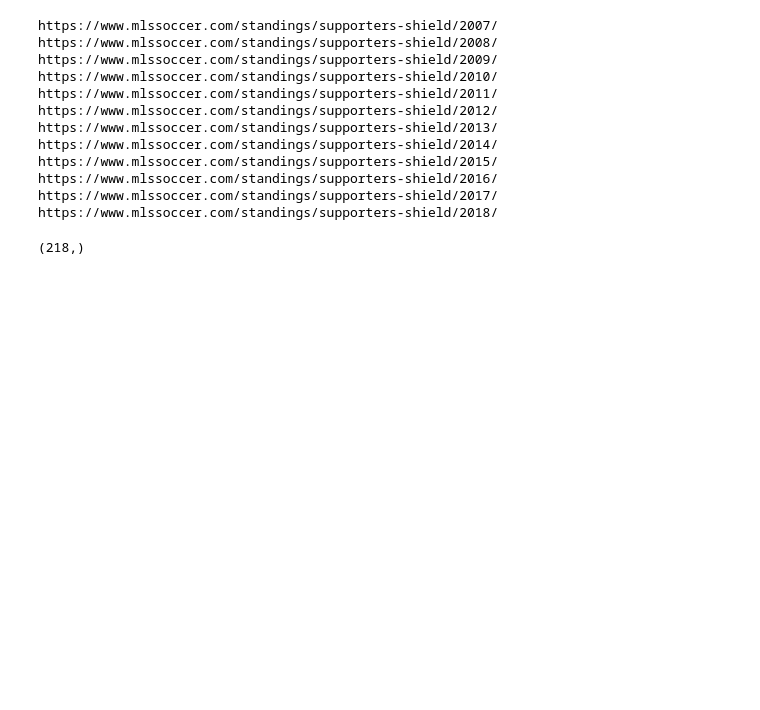
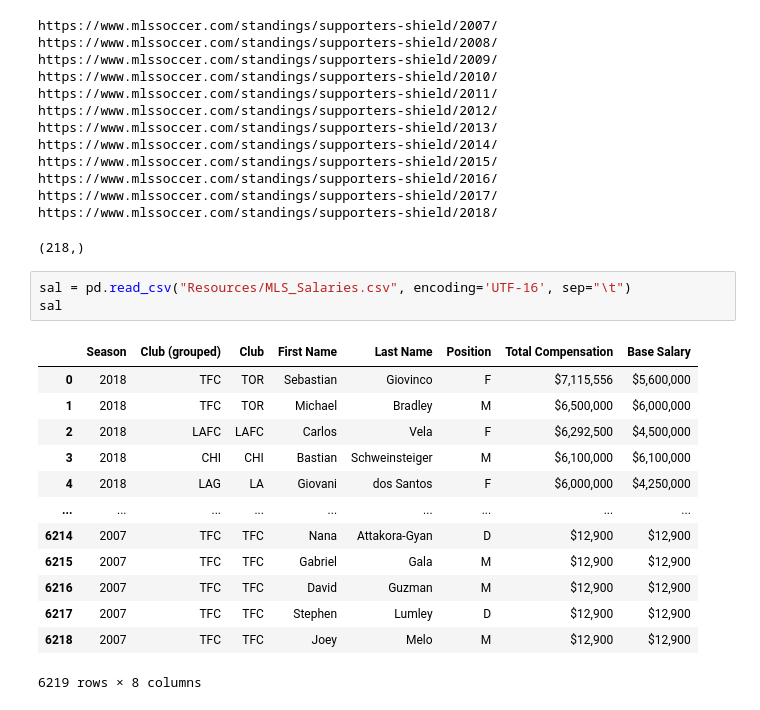
Before and after one commit to kyraha/UMN_PR02_ETL, a Jupyter notebook: ETL_KD/MLSstandingsKD.ipynb, the cells around one changed output. Saved outputs shown, nothing was run; the diff lists cells and outputs as text; blank space fills up the shorter version.

```diff
--- a/ETL_KD/MLSstandingsKD.ipynb
+++ b/ETL_KD/MLSstandingsKD.ipynb
@@ -178,3 +178,20 @@ https://www.mlssoccer.com/standings/supporters-shield/2016/
 https://www.mlssoccer.com/standings/supporters-shield/2017/
 https://www.mlssoccer.com/standings/supporters-shield/2018/
 (218,)
+# %%
+sal = pd.read_csv("Resources/MLS_Salaries.csv", encoding='UTF-16', sep="\t")
+sal
+# %% [output]
+|  | Season | Club (grouped) | Club | First Name | Last Name | Position | Total Compensation | Base Salary |
+| 0 | 2018 | TFC | TOR | Sebastian | Giovinco | F | $7,115,556 | $5,600,000 |
+| 1 | 2018 | TFC | TOR | Michael | Bradley | M | $6,500,000 | $6,000,000 |
+| 2 | 2018 | LAFC | LAFC | Carlos | Vela | F | $6,292,500 | $4,500,000 |
+| 3 | 2018 | CHI | CHI | Bastian | Schweinsteiger | M | $6,100,000 | $6,100,000 |
+| 4 | 2018 | LAG | LA | Giovani | dos Santos | F | $6,000,000 | $4,250,000 |
+| ... | ... | ... | ... | ... | ... | ... | ... | ... |
+| 6214 | 2007 | TFC | TFC | Nana | Attakora-Gyan | D | $12,900 | $12,900 |
+| 6215 | 2007 | TFC | TFC | Gabriel | Gala | M | $12,900 | $12,900 |
+| 6216 | 2007 | TFC | TFC | David | Guzman | M | $12,900 | $12,900 |
+| 6217 | 2007 | TFC | TFC | Stephen | Lumley | D | $12,900 | $12,900 |
+| 6218 | 2007 | TFC | TFC | Joey | Melo | M | $12,900 | $12,900 |
+6219 rows × 8 columns
```
Also changed, not shown: parts of 8 cells of this notebook, 2 other files.
